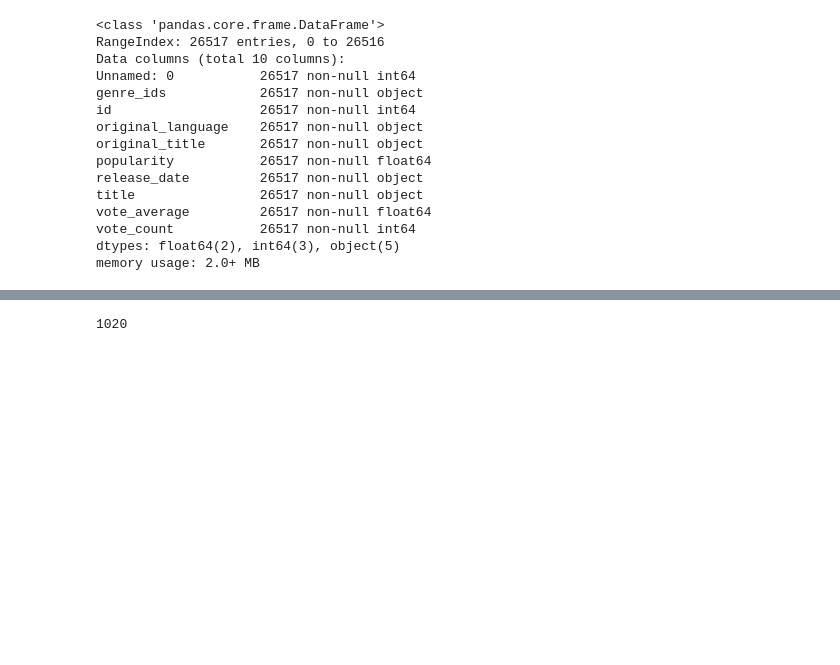
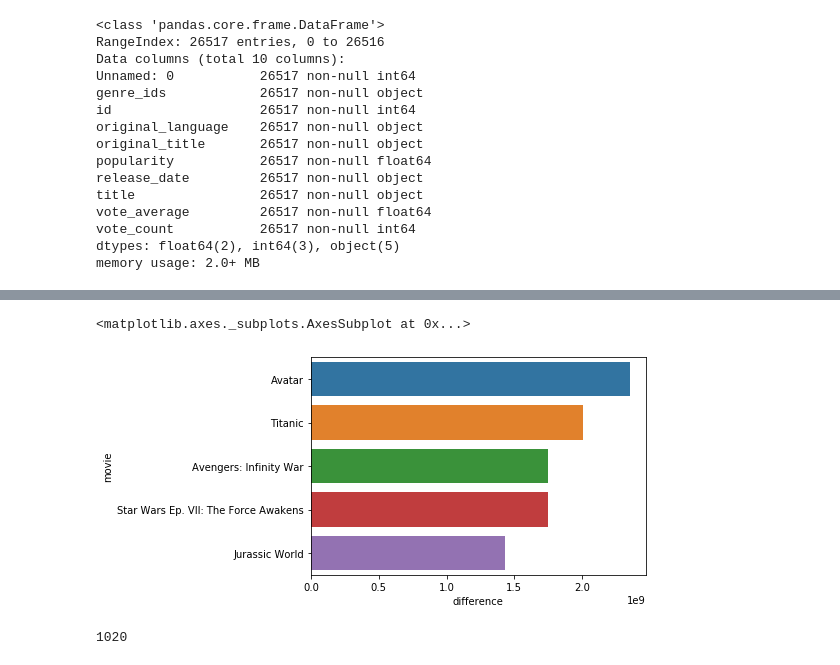
Before and after one commit to Aper012/Phase-1-project, a Jupyter notebook: Question 2.ipynb, the cells around one changed output, grey strips where cells are left out. Saved outputs shown, nothing was run; the diff lists cells and outputs as text; code cells hidden in the pictures; blank space fills up the shorter version.

```diff
--- a/Question 2.ipynb
+++ b/Question 2.ipynb
@@ -61,3 +75,7 @@ dtype: int64
+# %%
+def convert_col_to_int(df, col):
+    df[col] = df[col].str.replace("$", "").str.replace(",", "").astype('int')
+    return df
 # %%
 tmdb_movies_df = pd.read_csv('zippedData/tmdb.movies.csv.gz')
 tmdb_movies_df.head()
@@ -68,3 +86,7 @@ tmdb_movies_df.head()
 | 2 | 2 | [12, 28, 878] | 10138 | en | Iron Man 2 | 28.515 | 2010-05-07 | Iron Man 2 | ... |
 | 3 | 3 | [16, 35, 10751] | 862 | en | Toy Story | 28.005 | 1995-11-22 | Toy Story | ... |
 | 4 | 4 | [28, 878, 12] | 27205 | en | Inception | 27.920 | 2010-07-16 | Inception | ... |
+# %%
+cols_to_convert = ['production_budget', 'domestic_gross', 'worldwide_gross']
+for col in cols_to_convert:
+    budgets_df = convert_col_to_int(budgets_df, col)
@@ -88,0 +158,3 @@ memory usage: 2.0+ MB
+# %%
+budgets_df['difference'] = budgets_df['worldwide_gross'] - budgets_df['production_budget']
+budgets_df.head()
@@ -89,3 +177,10 @@ memory usage: 2.0+ MB
+# %%
+top5_budgets = budgets_df.sort_values(by = 'difference', ascending = False).head()
+# %%
+sns.barplot(x = 'difference', y = 'movie', data = top5_budgets)
+# %% [output]
+<matplotlib.axes._subplots.AxesSubplot at 0x...>
+[figure, added]
 # %%
 tmdb_movies_df.drop(['Unnamed: 0'],axis = 1, inplace = True)
 # %%
```
Also changed, not shown: parts of 6 cells of this notebook, 1 other file.
